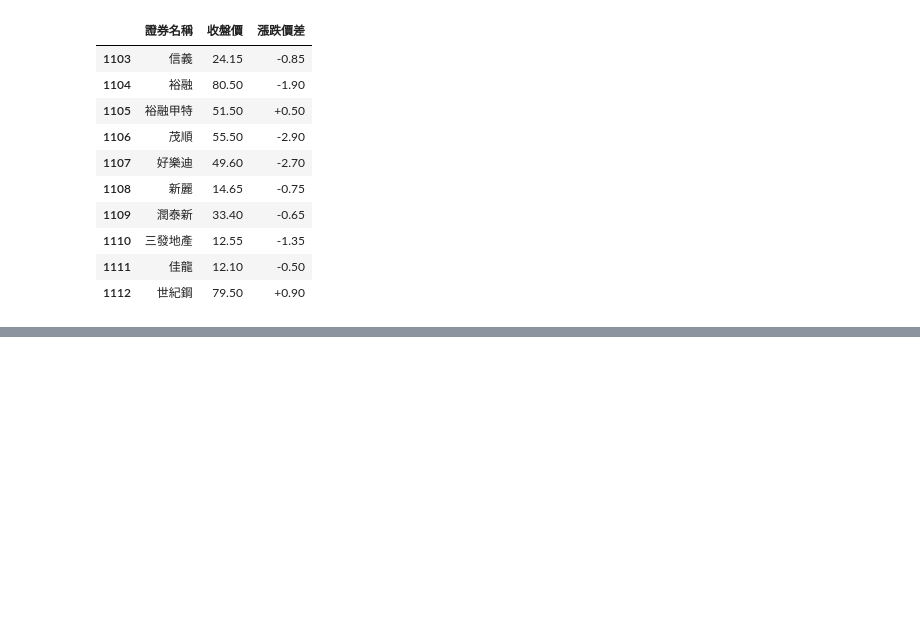
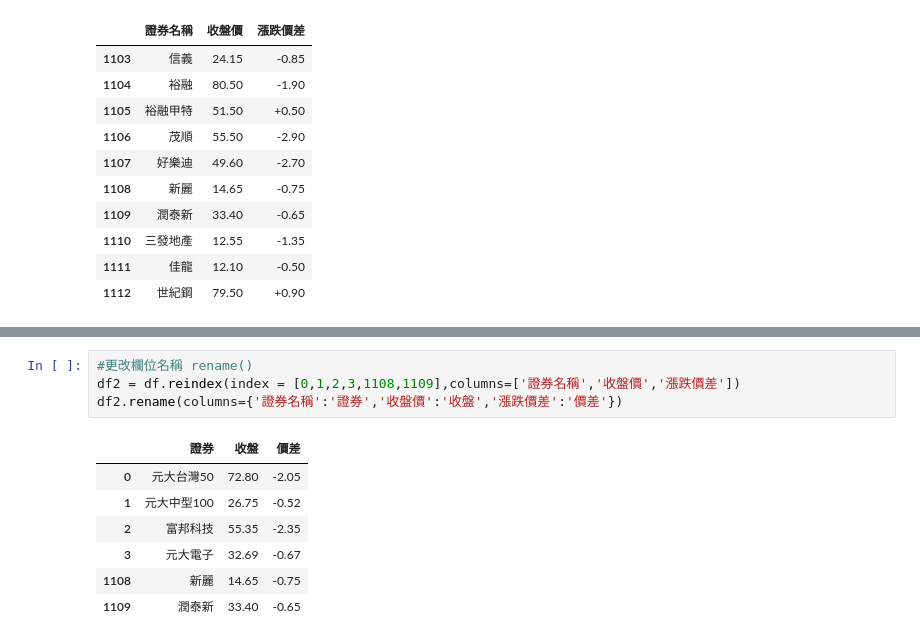
Before and after one commit to rosaliehuang22/__2024_10_22__gjun_ai__, a Jupyter notebook: lesson15/lesson15_2.ipynb, the cells around one changed output, grey strips where cells are left out. Cells and saved outputs as stored; diff of their text form; blank space fills up the shorter version.

```diff
--- a/lesson15/lesson15_2.ipynb
+++ b/lesson15/lesson15_2.ipynb
@@ -107,0 +136,12 @@ df[['證券名稱','收盤價','漲跌價差']].iloc[-10:]
+# %%
+#更改欄位名稱 rename()
+df2 = df.reindex(index = [0,1,2,3,1108,1109],columns=['證券名稱','收盤價','漲跌價差'])
+df2.rename(columns={'證券名稱':'證券','收盤價':'收盤','漲跌價差':'價差'})
+# %% [output]
+|  | 證券 | 收盤 | 價差 |
+| 0 | 元大台灣50 | 72.80 | -2.05 |
+| 1 | 元大中型100 | 26.75 | -0.52 |
+| 2 | 富邦科技 | 55.35 | -2.35 |
+| 3 | 元大電子 | 32.69 | -0.67 |
+| 1108 | 新麗 | 14.65 | -0.75 |
+| 1109 | 潤泰新 | 33.40 | -0.65 |
```
Also changed, not shown: parts of 2 cells of this notebook, 15 other files.
